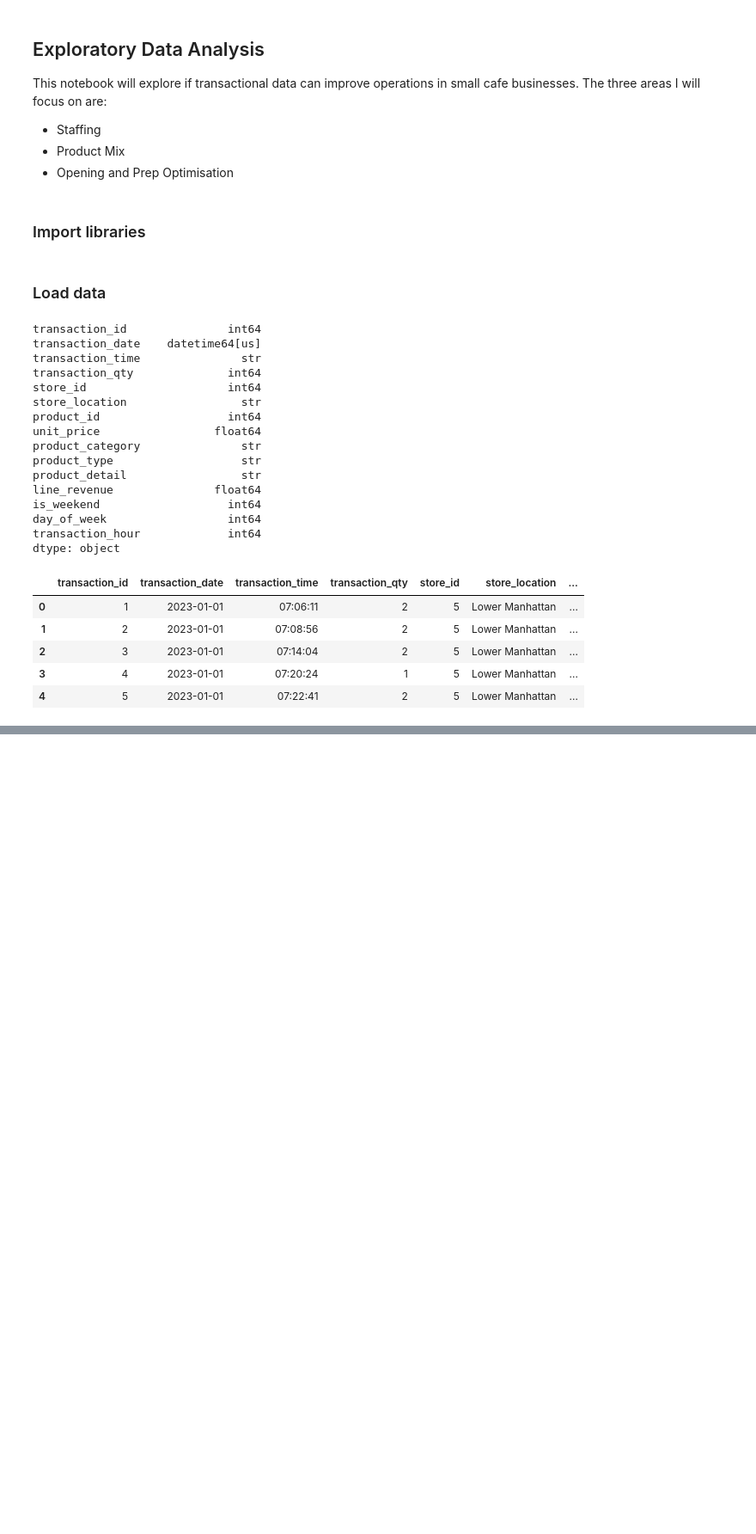
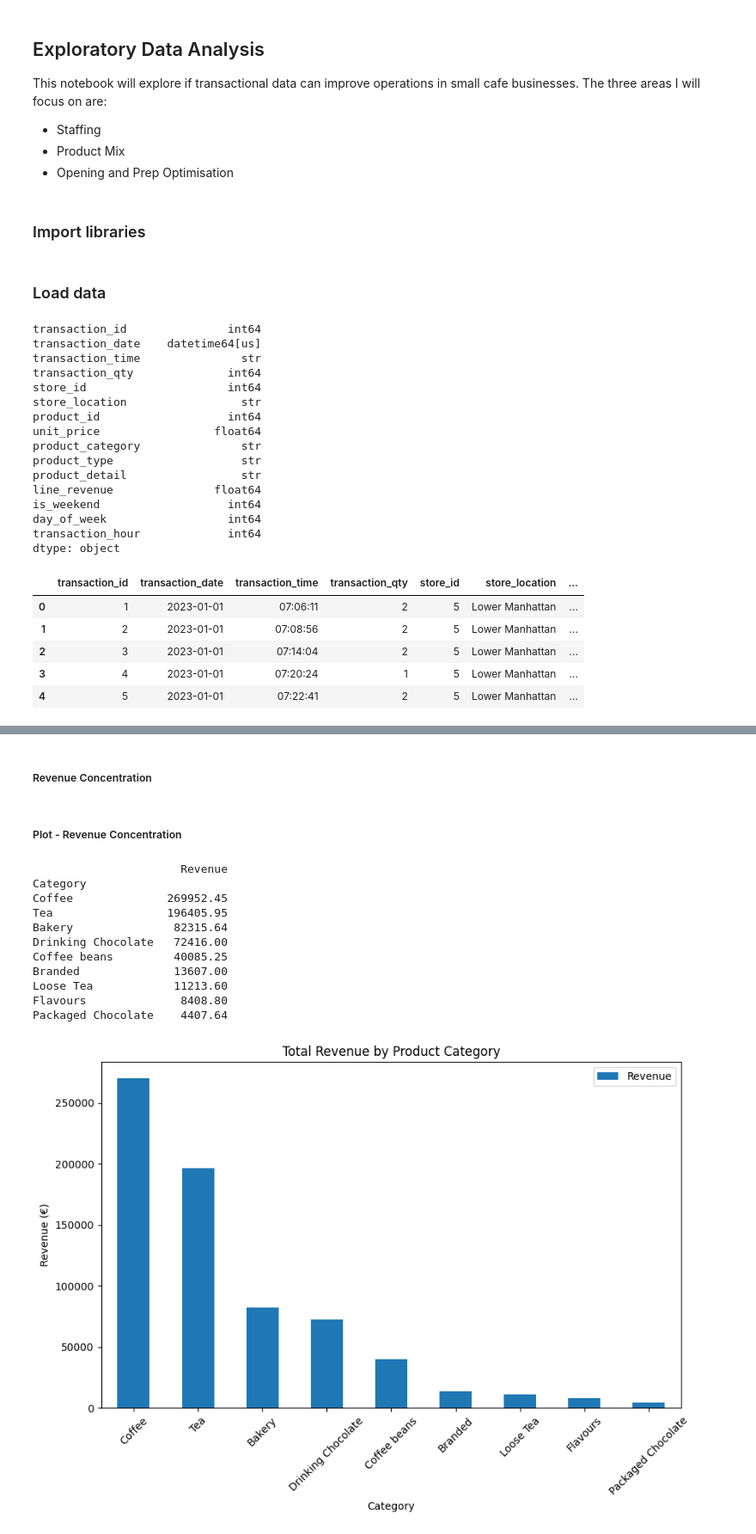
Before and after one commit to davidsaridakis/coffee-shop-analytics, a Jupyter notebook: notebooks/exploratory_analysis.ipynb, the cells around one changed output, grey strips where cells are left out. Shown at 86% size. Saved outputs shown, nothing was run; the diff lists cells and outputs as text; code cells hidden in the pictures; blank space fills up the shorter version.

```diff
--- a/notebooks/exploratory_analysis.ipynb
+++ b/notebooks/exploratory_analysis.ipynb
@@ -81,0 +217,51 @@ Name: line_revenue, Length: 105, dtype: float64
+# %% [markdown]
+##### Revenue Concentration
+# %%
+# Group total revenue by category.
+revenue_by_category = (
+    df.groupby(['product_category'])['line_revenue']
+    .sum()
+    .sort_values(ascending=False)
+    .reset_index()
+    .rename(columns = {
+        'product_category': 'Category',
+        'line_revenue': 'Revenue'
+    })
+)
+# %% [markdown]
+##### Plot - Revenue Concentration
+# %%
+# Set index
+revenue_by_category = (
+    revenue_by_category
+    .set_index('Category')
+)
+
+# Check
+print(revenue_by_category)
+
+# Plot
+revenue_by_category.plot(
+    kind='bar',
+    figsize=(10,6)
+)
+
+plt.title('Total Revenue by Product Category')
+plt.xlabel('Category')
+plt.ylabel('Revenue (€)')
+plt.xticks(rotation=45)
+
+plt.show()
+# %% [output]
+                      Revenue
+Category
+Coffee              269952.45
+Tea                 196405.95
+Bakery               82315.64
+Drinking Chocolate   72416.00
+Coffee beans         40085.25
+Branded              13607.00
+Loose Tea            11213.60
+Flavours              8408.80
+Packaged Chocolate    4407.64
+[figure, added]
```
Also changed, not shown: parts of 30 cells of this notebook.
